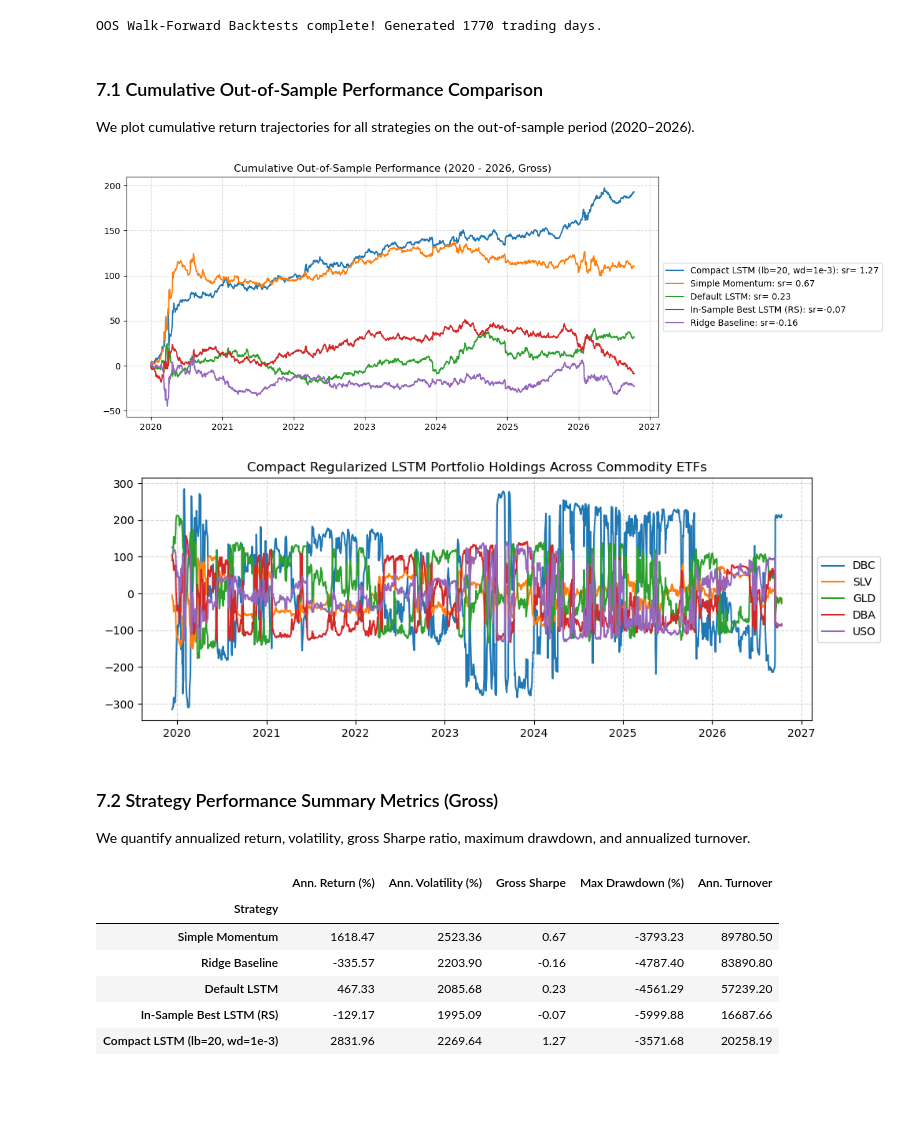
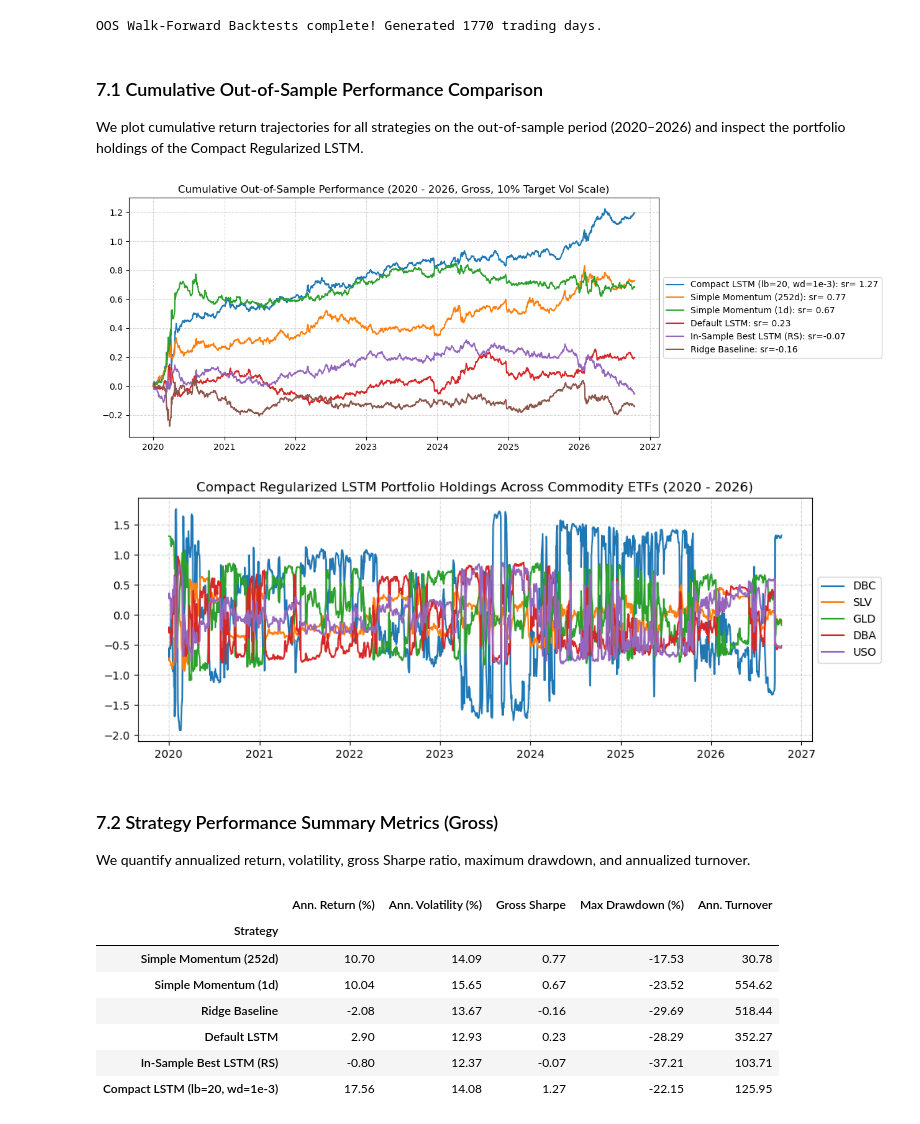
Before and after one commit to gabegagster/commodity_lstm_trading, a Jupyter notebook: notebooks/commodity_lstm_trading.ipynb, the cells around one changed output. Drawn from its saved outputs; the diff is of its cells as text; code cells hidden in the pictures; blank space fills up the shorter version.

```diff
--- a/notebooks/commodity_lstm_trading.ipynb
+++ b/notebooks/commodity_lstm_trading.ipynb
@@ -159,11 +172,15 @@ We construct two feature representations:
 # %%
-# 1. Raw return features
+# 1. Raw return features (5 features)
 X_raw, y_raw, ret_aligned = prepare_backtest_data(ret, feature_type="returns")
 
-# 2. Multi-horizon momentum features (5d, 21d, 63d, 126d, 252d)
+# 2. Multi-horizon momentum features: 5d, 21d, 63d, 126d, 252d (25 features)
 X_mom, y_mom, ret_mom = prepare_backtest_data(ret, feature_type="momentum")
 
+# 3. 252-day (12-month) rolling return features aligned to X_mom index (5 features)
+X_mom_252 = ret.rolling(252, min_periods=21).mean().loc[X_mom.index]
+
 print(f"Raw features shape: {X_raw.shape}")
+print(f"252-day momentum features shape: {X_mom_252.shape}")
 print(f"Multi-horizon momentum features shape: {X_mom.shape}")
 # %% [output]
 Raw features shape: (5157, 5)
@@ -325,7 +359,7 @@ else:
                 random_state=42,
                 verbose=False,
             ),
-            MeanVariance(),
+            MeanVariance(risk_target=TARGET_VOL),
         )
         bt = Backtester(
             estimator=pipe,
@@ -411,7 +445,7 @@ Optimal Parameters Selected from In-Sample Random Search (2012-2019):
   Learning Rate: 0.001253
   In-Sample Calibration Sharpe (2012-2019): 0.651
 # %%
-# 1. Default LSTM Pipeline (Raw Returns, unregularized)
+# 1. Default LSTM Pipeline (Raw Returns, lightly regularized)
 default_lstm_pipe = make_pipeline(
     StandardScaler(with_mean=False),
     PyTorchLSTMRegressor(
@@ -428,7 +462,7 @@ default_lstm_pipe = make_pipeline(
         random_state=42,
         verbose=False,
     ),
-    MeanVariance(),
+    MeanVariance(risk_target=TARGET_VOL),
 )
 m_lstm_default = Backtester(
     estimator=default_lstm_pipe,
@@ -456,7 +490,7 @@ opt_lstm_pipe = make_pipeline(
         random_state=42,
         verbose=False,
     ),
-    MeanVariance(),
+    MeanVariance(risk_target=TARGET_VOL),
 )
 m_lstm_opt = Backtester(
     estimator=opt_lstm_pipe,
@@ -466,6 +500,7 @@ m_lstm_opt = Backtester(
     name="In-Sample Best LSTM (RS)",
 )
 pnl_lstm_opt = m_lstm_opt.train(X_mom, y_mom, ret_mom)
+h_lstm_opt = m_lstm_opt.h_.loc["2020-01-01":]
 
 # 3. Compact Regularized LSTM Pipeline (lookback=20, hidden_size=8, wd=1e-3)
 robust_lstm_pipe = make_pipeline(
@@ -484,7 +519,7 @@ robust_lstm_pipe = make_pipeline(
         random_state=42,
         verbose=False,
     ),
-    MeanVariance(),
+    MeanVariance(risk_target=TARGET_VOL),
 )
 m_lstm_robust = Backtester(
     estimator=robust_lstm_pipe,
@@ -494,32 +529,32 @@ m_lstm_robust = Backtester(
     name="Compact LSTM (lb=20, wd=1e-3)",
 )
 pnl_lstm_robust = m_lstm_robust.train(X_mom, y_mom, ret_mom)
-h_lstm_robust = m_lstm_robust.h_
+h_lstm_robust = m_lstm_robust.h_.loc["2020-01-01":]
 print(f"OOS Walk-Forward Backtests complete! Generated {len(pnl_lstm_robust)} trading days.")
 # %% [output]
 OOS Walk-Forward Backtests complete! Generated 1770 trading days.
 # %% [markdown]
 ### 7.1 Cumulative Out-of-Sample Performance Comparison
-We plot cumulative return trajectories for all strategies on the out-of-sample period (2020–2026).
+We plot cumulative return trajectories for all strategies on the out-of-sample period (2020–2026) and inspect the portfolio holdings of the Compact Regularized LSTM.
 # %%
 # Cumulative PnL comparison: Baselines vs LSTMs
 line(
-    [pnl_mom, pnl_ridge, pnl_lstm_default, pnl_lstm_opt, pnl_lstm_robust],
+    [pnl_mom_252, pnl_mom, pnl_ridge, pnl_lstm_default, pnl_lstm_opt, pnl_lstm_robust],
     cumsum=True,
-    title="Cumulative Out-of-Sample Performance (2020 - 2026, Gross)",
+    title="Cumulative Out-of-Sample Performance (2020 - 2026, Gross, 10% Target Vol Scale)",
     figsize=(11, 5),
 )
 
 # Plot Compact Regularized LSTM portfolio holdings over time
 line(
     h_lstm_robust,
-    title="Compact Regularized LSTM Portfolio Holdings Across Commodity ETFs",
+    title="Compact Regularized LSTM Portfolio Holdings Across Commodity ETFs (2020 - 2026)",
     cumsum=False,
     figsize=(11, 4),
 )
 # %% [output]
-[figure, old version]
+[figure, new version]
-[figure, old version]
+[figure, new version]
 # %% [markdown]
 ### 7.2 Strategy Performance Summary Metrics (Gross)
 We quantify annualized return, volatility, gross Sharpe ratio, maximum drawdown, and annualized turnover.
@@ -534,32 +569,35 @@ def compute_strategy_summary(pnls_dict, holdings_dict):
 
         h = holdings_dict.get(name)
         if h is not None:
-            turnover = h.diff().abs().sum(axis=1).mean() * 260
+            h_oos = h.loc[p.index[0]:p.index[-1]]
+            turnover = h_oos.diff().abs().sum(axis=1).mean() * 260
         else:
             turnover = np.nan
 
         metrics.append({
             "Strategy": name,
-            "Ann. Return (%)": round(ann_ret, 2),
-            "Ann. Volatility (%)": round(ann_vol, 2),
-            "Gross Sharpe": round(sr, 2),
-            "Max Drawdown (%)": round(dd, 2),
-            "Ann. Turnover": round(turnover, 2) if not np.isnan(turnover) else "-",
+            "Ann. Return (%)": round(float(ann_ret), 2),
+            "Ann. Volatility (%)": round(float(ann_vol), 2),
+            "Gross Sharpe": round(float(sr), 2),
+            "Max Drawdown (%)": round(float(dd), 2),
+            "Ann. Turnover": round(float(turnover), 2) if not np.isnan(turnover) else "-",
         })
     return pd.DataFrame(metrics).set_index("Strategy")
 
 pnls_all = {
-    "Simple Momentum": pnl_mom,
+    "Simple Momentum (252d)": pnl_mom_252,
+    "Simple Momentum (1d)": pnl_mom,
     "Ridge Baseline": pnl_ridge,
     "Default LSTM": pnl_lstm_default,
     "In-Sample Best LSTM (RS)": pnl_lstm_opt,
     "Compact LSTM (lb=20, wd=1e-3)": pnl_lstm_robust,
 }
 holdings_all = {
-    "Simple Momentum": m_mom.h_,
+    "Simple Momentum (252d)": m_mom_252.h_,
+    "Simple Momentum (1d)": m_mom.h_,
     "Ridge Baseline": m_ridge.h_,
     "Default LSTM": m_lstm_default.h_,
-    "In-Sample Best LSTM (RS)": m_lstm_opt.h_,
+    "In-Sample Best LSTM (RS)": h_lstm_opt,
     "Compact LSTM (lb=20, wd=1e-3)": h_lstm_robust,
 }
 
@@ -568,11 +606,12 @@ metrics_df
 # %% [output]
 |  | Ann. Return (%) | Ann. Volatility (%) | Gross Sharpe | Max Drawdown (%) | Ann. Turnover |
 | Strategy |  |  |  |  |  |
-| Simple Momentum | 1618.47 | 2523.36 | 0.67 | -3793.23 | 89780.50 |
-| Ridge Baseline | -335.57 | 2203.90 | -0.16 | -4787.40 | 83890.80 |
-| Default LSTM | 467.33 | 2085.68 | 0.23 | -4561.29 | 57239.20 |
-| In-Sample Best LSTM (RS) | -129.17 | 1995.09 | -0.07 | -5999.88 | 16687.66 |
-| Compact LSTM (lb=20, wd=1e-3) | 2831.96 | 2269.64 | 1.27 | -3571.68 | 20258.19 |
+| Simple Momentum (252d) | 10.70 | 14.09 | 0.77 | -17.53 | 30.78 |
+| Simple Momentum (1d) | 10.04 | 15.65 | 0.67 | -23.52 | 554.62 |
+| Ridge Baseline | -2.08 | 13.67 | -0.16 | -29.69 | 518.44 |
+| Default LSTM | 2.90 | 12.93 | 0.23 | -28.29 | 352.27 |
+| In-Sample Best LSTM (RS) | -0.80 | 12.37 | -0.07 | -37.21 | 103.71 |
+| Compact LSTM (lb=20, wd=1e-3) | 17.56 | 14.08 | 1.27 | -22.15 | 125.95 |
 # %% [markdown]
 ## 8. Robustness: Multi-Seed Sensitivity & Seed Ensembling
 Deep learning models rely on stochastic weight initialization and mini-batch sampling. Following the course methodology in `nbs/16_Trees_Neural_nets.ipynb` (Cell 52) and `nbs/29_Ensemble.ipynb`:
```
Also changed, not shown: parts of 24 cells of this notebook, 5 other files.
